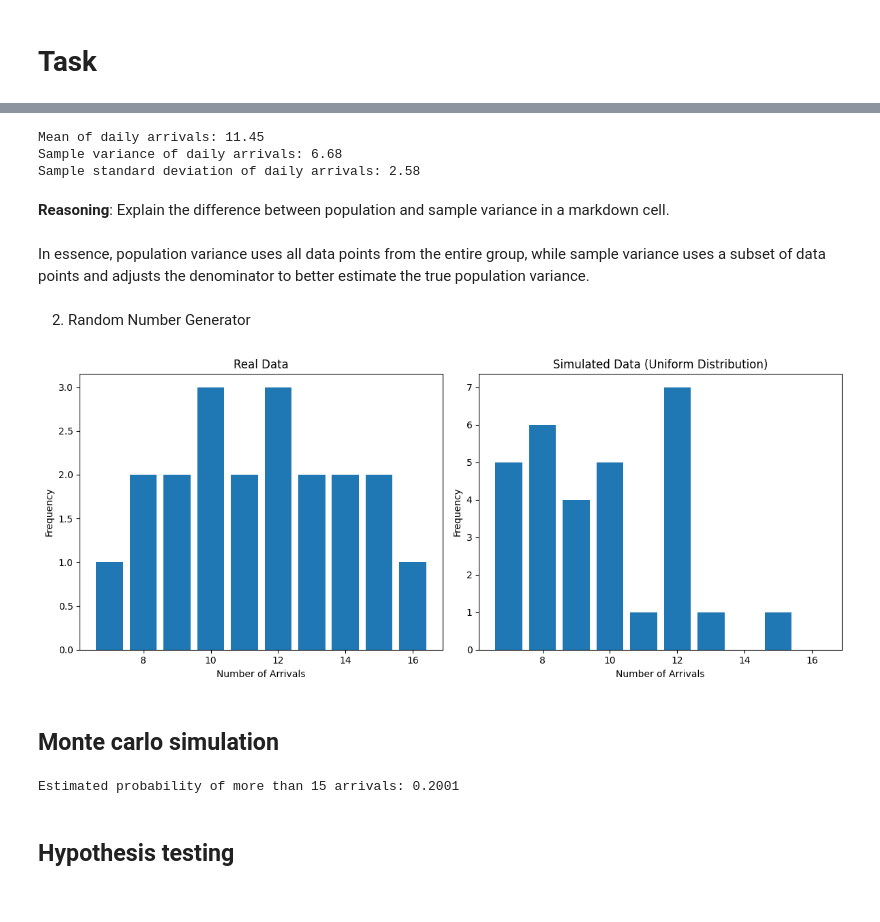
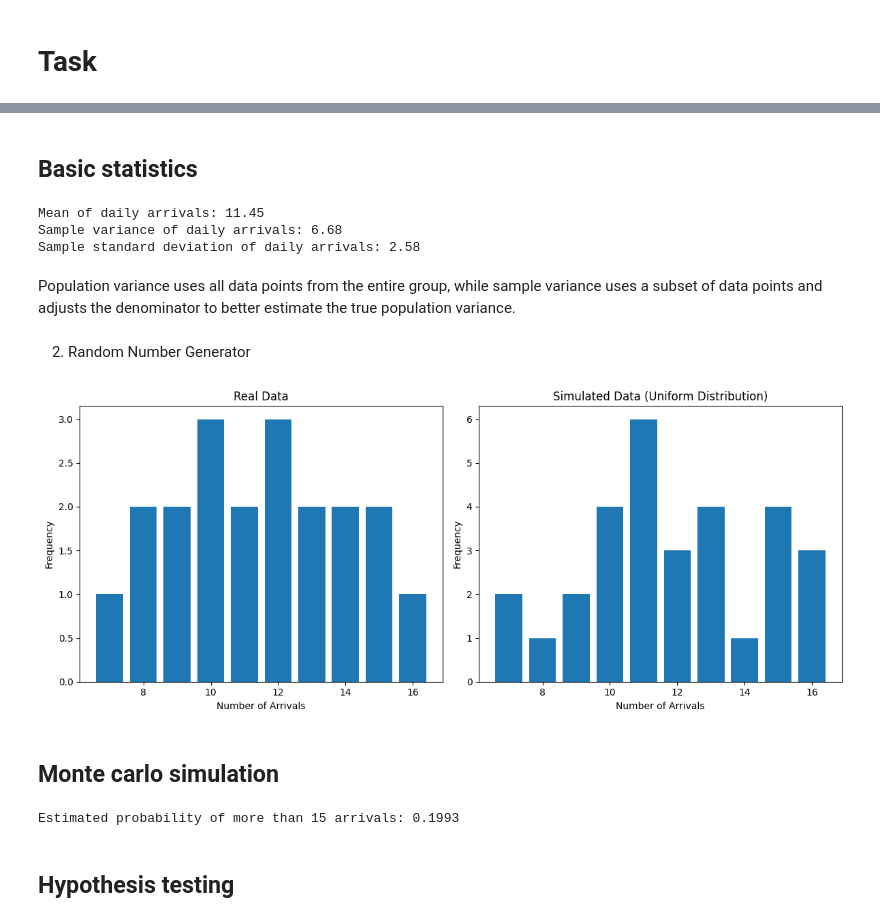
Before and after one commit to HunterAlpha7/Arnage, a Jupyter notebook: SIM_Lab_Test_0432220005101066_A2.ipynb, the cells around one changed output, grey strips where cells are left out. Cells and saved outputs as stored; diff of their text form; code cells hidden in the pictures.

```diff
--- a/SIM_Lab_Test_0432220005101066_A2.ipynb
+++ b/SIM_Lab_Test_0432220005101066_A2.ipynb
@@ -16,5 +19,4 @@ data = [
     [16, 13], [17, 14], [18, 8], [19, 12], [20, 10]
 ]
 
-df = pd.DataFrame(data, columns=['Day', 'Arrivals'])
-display(df.head())
+df = pd.DataFrame(data, columns=['Customer_ID', 'Daily_Arrivals'])
@@ -33 +23,3 @@ Compute and display the mean, variance, and standard deviation of the daily cust
+# %% [markdown]
+## Basic statistics
 # %%
@@ -42,41 +34,38 @@ print(f"Sample standard deviation of daily arrivals: {std_dev_arrivals:.2f}")
 Mean of daily arrivals: 11.45
 Sample variance of daily arrivals: 6.68
 Sample standard deviation of daily arrivals: 2.58
-# %% [markdown]
-**Reasoning**:
-Explain the difference between population and sample variance in a markdown cell.
 # %% [markdown]
-In essence, population variance uses all data points from the entire group, while sample variance uses a subset of data points and adjusts the denominator to better estimate the true population variance.
+Population variance uses all data points from the entire group, while sample variance uses a subset of data points and adjusts the denominator to better estimate the true population variance.
 # %% [markdown]
 2. Random Number Generator
 # %%
 import numpy as np
 import matplotlib.pyplot as plt
 
-simulated_arrivals = np.random.randint(df['Arrivals'].min(), df['Arrivals'].max() + 1, size=30)
+simulated_arrivals = np.random.randint(df['Daily_Arrivals'].min(), df['Daily_Arrivals'].max() + 1, size=30)
 
 fig, axes = plt.subplots(1, 2, figsize=(12, 5))
 
-axes[0].hist(df['Arrivals'], bins=range(df['Arrivals'].min(), df['Arrivals'].max() + 2), align='left', rwidth=0.8)
+axes[0].hist(df['Daily_Arrivals'], bins=range(df['Daily_Arrivals'].min(), df['Daily_Arrivals'].max() + 2), align='left', rwidth=0.8)
 axes[0].set_title("Real Data")
 axes[0].set_xlabel("Number of Arrivals")
 axes[0].set_ylabel("Frequency")
 
-axes[1].hist(simulated_arrivals, bins=range(df['Arrivals'].min(), df['Arrivals'].max() + 2), align='left', rwidth=0.8)
+axes[1].hist(simulated_arrivals, bins=range(df['Daily_Arrivals'].min(), df['Daily_Arrivals'].max() + 2), align='left', rwidth=0.8)
 axes[1].set_title("Simulated Data (Uniform Distribution)")
 axes[1].set_xlabel("Number of Arrivals")
 axes[1].set_ylabel("Frequency")
 
 plt.tight_layout()
 plt.show()
 # %% [output]
-[figure, old version]
+[figure, new version]
 # %% [markdown]
 ## Monte carlo simulation
 # %%
 num_simulations = 100000
-min_arrivals = df['Arrivals'].min()
-max_arrivals = df['Arrivals'].max()
+min_arrivals = df['Daily_Arrivals'].min()
+max_arrivals = df['Daily_Arrivals'].max()
 
 simulated_arrivals_mc = np.random.uniform(min_arrivals, max_arrivals + 1, size=num_simulations)
 
@@ -86,7 +75,7 @@ estimated_probability = arrivals_greater_than_15 / num_simulations
 
 print(f"Estimated probability of more than 15 arrivals: {estimated_probability:.4f}")
 # %% [output]
-Estimated probability of more than 15 arrivals: 0.2001
+Estimated probability of more than 15 arrivals: 0.1993
 # %% [markdown]
 ## Hypothesis testing
 # %%
```
Also changed, not shown: parts of 5 cells of this notebook.
